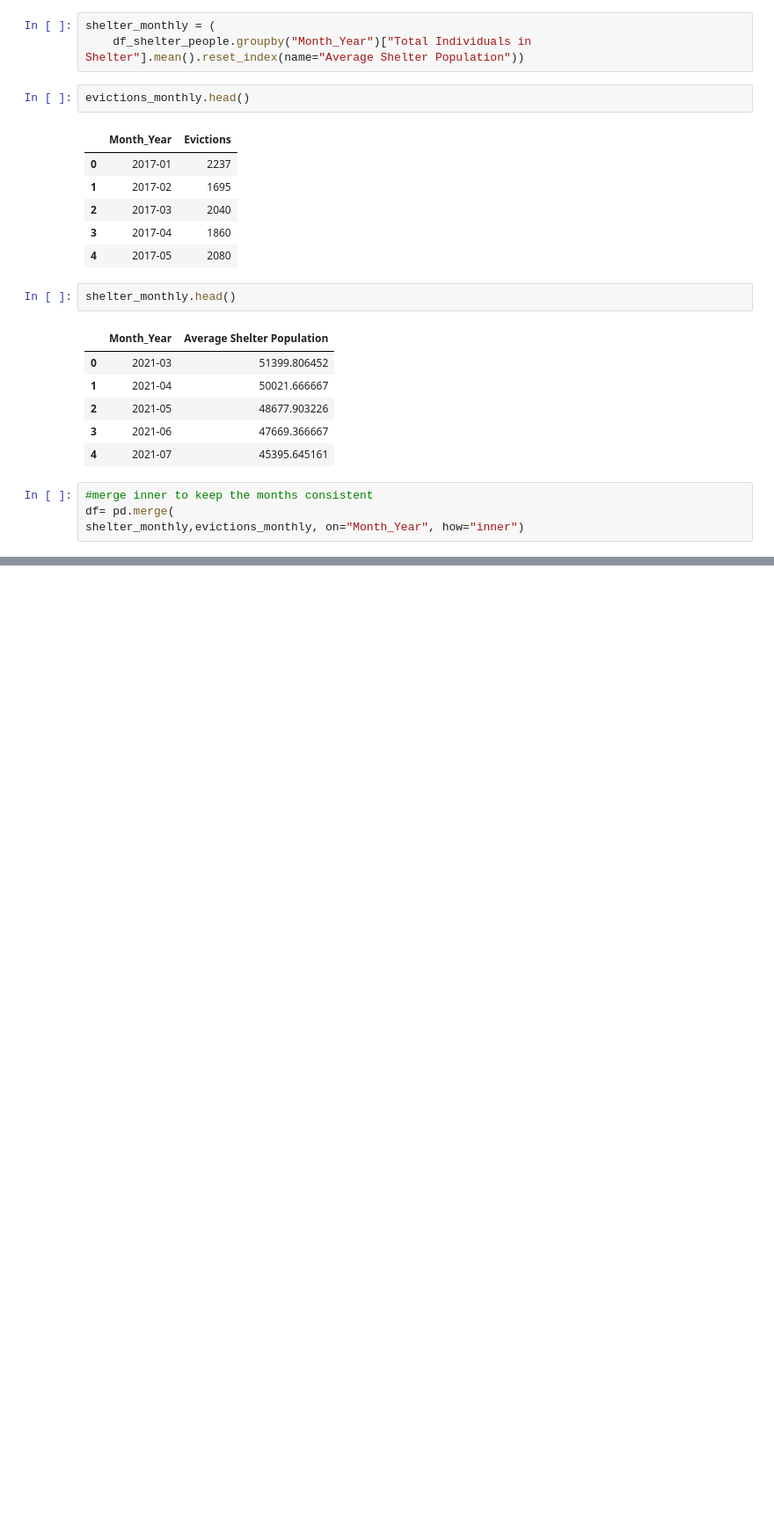
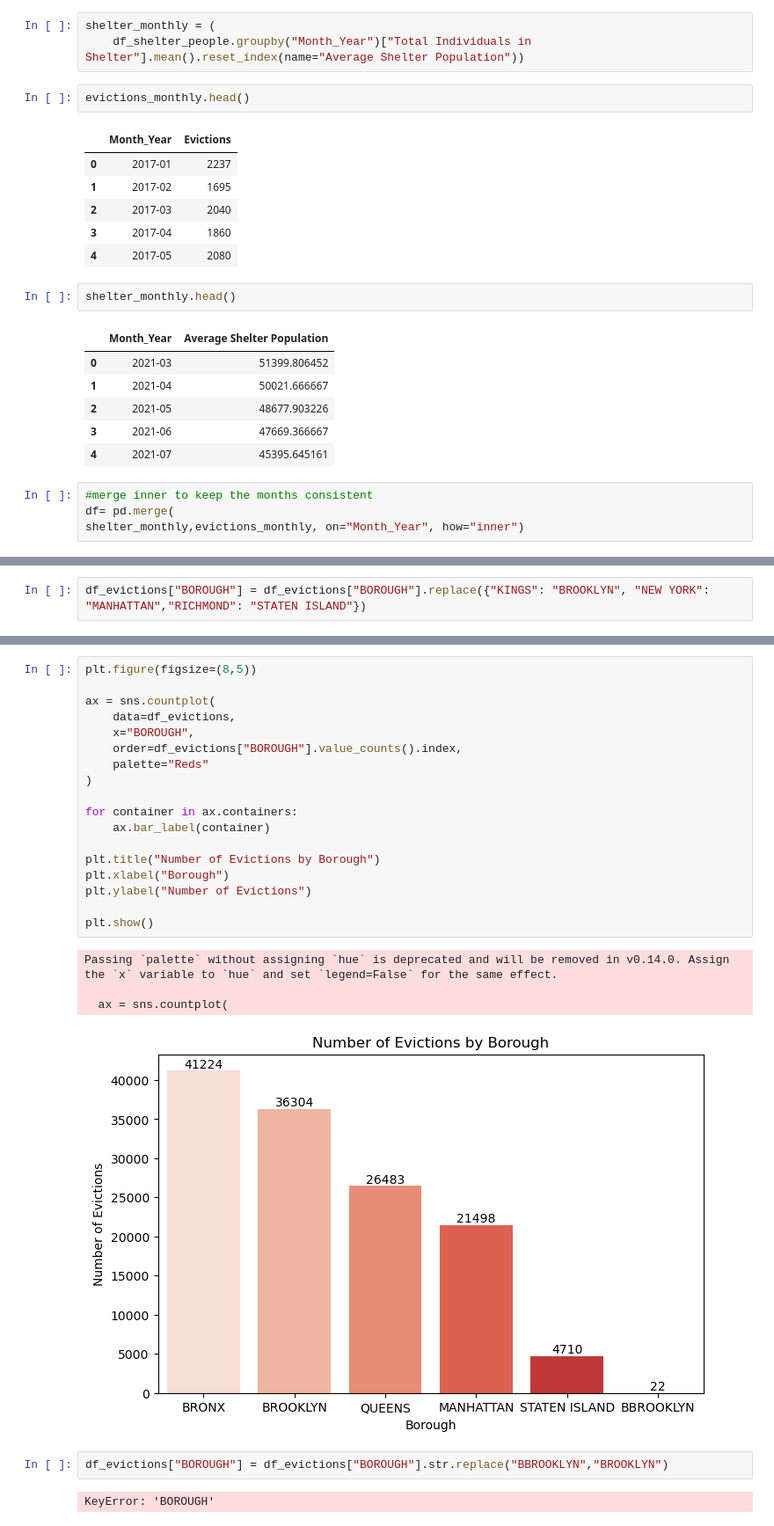
Before and after one commit to abs1106/Better-NY-Shelter-Buildings, a Jupyter notebook: nyc_shelter_data_proj/Untitled.ipynb, the cells around one changed output, grey strips where cells are left out. Shown at 88% size. Saved outputs shown, nothing was run; the diff lists cells and outputs as text; blank space fills up the shorter version.

```diff
--- a/nyc_shelter_data_proj/Untitled.ipynb
+++ b/nyc_shelter_data_proj/Untitled.ipynb
@@ -167,0 +202,2 @@ shelter_monthly,evictions_monthly, on="Month_Year", how="inner")
+# %%
+df_evictions["BOROUGH"] = df_evictions["BOROUGH"].replace({"KINGS": "BROOKLYN", "NEW YORK": "MANHATTAN","RICHMOND": "STATEN ISLAND"})
@@ -167,0 +208,27 @@ shelter_monthly,evictions_monthly, on="Month_Year", how="inner")
+# %%
+plt.figure(figsize=(8,5))
+
+ax = sns.countplot(
+    data=df_evictions,
+    x="BOROUGH",
+    order=df_evictions["BOROUGH"].value_counts().index,
+    palette="Reds"
+)
+
+for container in ax.containers:
+    ax.bar_label(container)
+
+plt.title("Number of Evictions by Borough")
+plt.xlabel("Borough")
+plt.ylabel("Number of Evictions")
+
+plt.show()
+# %% [output]
+Passing `palette` without assigning `hue` is deprecated and will be removed in v0.14.0. Assign the `x` variable to `hue` and set `legend=False` for the same effect.
+
+  ax = sns.countplot(
+[figure, added]
+# %%
+df_evictions["BOROUGH"] = df_evictions["BOROUGH"].str.replace("BBROOKLYN","BROOKLYN")
+# %% [output]
+KeyError: 'BOROUGH'
```
Also changed, not shown: parts of 10 cells of this notebook.
